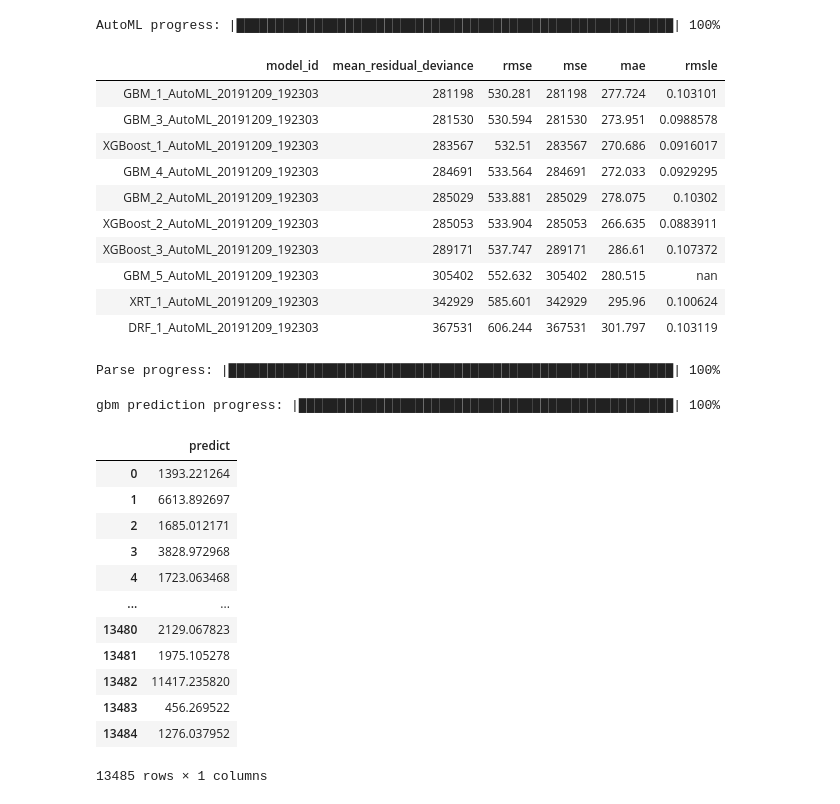
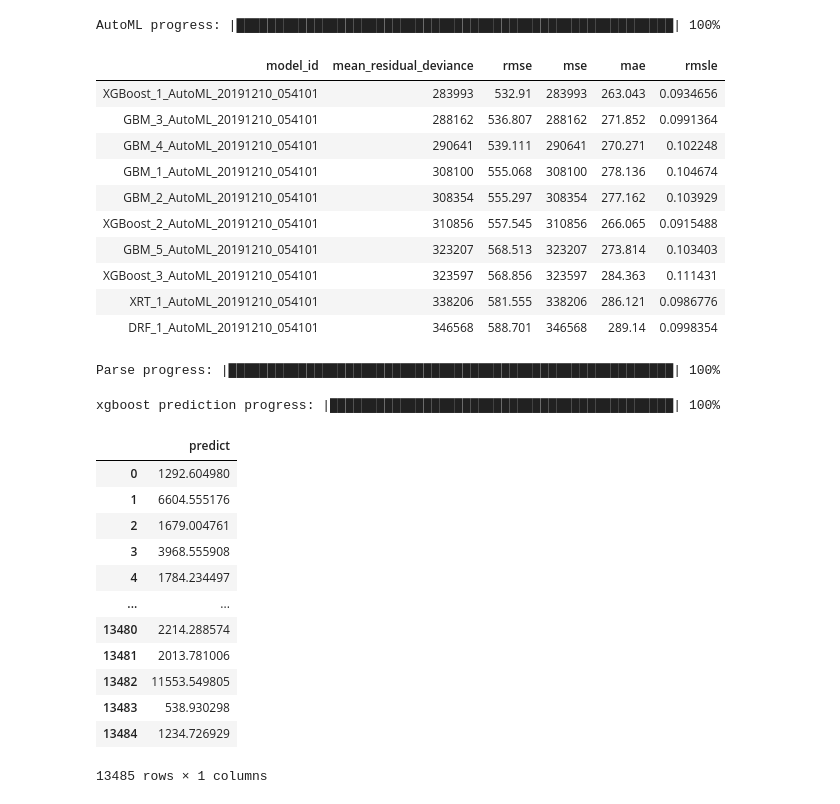
Before and after one commit to David-Fde/kaggle-competition-project, a Jupyter notebook: h2o.ipynb, the cells around one changed output. Saved outputs shown, nothing was run; the diff lists cells and outputs as text; code cells hidden in the pictures.

```diff
--- a/h2o.ipynb
+++ b/h2o.ipynb
@@ -228,24 +236,24 @@ lb_ti
 # %%
 from h2o.automl import H2OAutoML
-aml_ti = H2OAutoML(max_runtime_secs = 30)
-aml_ti.train(x = x_columns, y = y_columns, training_frame = train, validation_frame=test)
+aml_ti2 = H2OAutoML(max_runtime_secs = 30)
+aml_ti2.train(x = x_columns, y = y_columns, training_frame = train, validation_frame=test)
 # %% [output]
 AutoML progress: |████████████████████████████████████████████████████████| 100%
 # %%
-lb_ti = aml_ti.leaderboard
-lb_ti
+lb_ti2 = aml_ti.leaderboard
+lb_ti2
 # %% [output]
 | model_id | mean_residual_deviance | rmse | mse | mae | rmsle |
-| GBM_1_AutoML_20191209_192303 | 281198 | 530.281 | 281198 | 277.724 | 0.103101 |
-| GBM_3_AutoML_20191209_192303 | 281530 | 530.594 | 281530 | 273.951 | 0.0988578 |
-| XGBoost_1_AutoML_20191209_192303 | 283567 | 532.51 | 283567 | 270.686 | 0.0916017 |
-| GBM_4_AutoML_20191209_192303 | 284691 | 533.564 | 284691 | 272.033 | 0.0929295 |
-| GBM_2_AutoML_20191209_192303 | 285029 | 533.881 | 285029 | 278.075 | 0.10302 |
-| XGBoost_2_AutoML_20191209_192303 | 285053 | 533.904 | 285053 | 266.635 | 0.0883911 |
-| XGBoost_3_AutoML_20191209_192303 | 289171 | 537.747 | 289171 | 286.61 | 0.107372 |
-| GBM_5_AutoML_20191209_192303 | 305402 | 552.632 | 305402 | 280.515 | nan |
-| XRT_1_AutoML_20191209_192303 | 342929 | 585.601 | 342929 | 295.96 | 0.100624 |
-| DRF_1_AutoML_20191209_192303 | 367531 | 606.244 | 367531 | 301.797 | 0.103119 |
+| XGBoost_1_AutoML_20191210_054101 | 283993 | 532.91 | 283993 | 263.043 | 0.0934656 |
+| GBM_3_AutoML_20191210_054101 | 288162 | 536.807 | 288162 | 271.852 | 0.0991364 |
+| GBM_4_AutoML_20191210_054101 | 290641 | 539.111 | 290641 | 270.271 | 0.102248 |
+| GBM_1_AutoML_20191210_054101 | 308100 | 555.068 | 308100 | 278.136 | 0.104674 |
+| GBM_2_AutoML_20191210_054101 | 308354 | 555.297 | 308354 | 277.162 | 0.103929 |
+| XGBoost_2_AutoML_20191210_054101 | 310856 | 557.545 | 310856 | 266.065 | 0.0915488 |
+| GBM_5_AutoML_20191210_054101 | 323207 | 568.513 | 323207 | 273.814 | 0.103403 |
+| XGBoost_3_AutoML_20191210_054101 | 323597 | 568.856 | 323597 | 284.363 | 0.111431 |
+| XRT_1_AutoML_20191210_054101 | 338206 | 581.555 | 338206 | 286.121 | 0.0986776 |
+| DRF_1_AutoML_20191210_054101 | 346568 | 588.701 | 346568 | 289.14 | 0.0998354 |
 # %%
 df2 = pd.read_csv('Input/test.csv')
 df2 = h2o.H2OFrame(df2)
@@ -258,24 +266,24 @@ x = x.asnumeric()
 # %%
 preds = aml_ti.leader.predict(x)
 # %% [output]
-gbm prediction progress: |████████████████████████████████████████████████| 100%
+xgboost prediction progress: |████████████████████████████████████████████| 100%
 # %%
 preds2 = preds.as_data_frame(use_pandas=True)
 # %%
 preds2
 # %% [output]
 |  | predict |
-| 0 | 1393.221264 |
-| 1 | 6613.892697 |
-| 2 | 1685.012171 |
-| 3 | 3828.972968 |
-| 4 | 1723.063468 |
+| 0 | 1292.604980 |
+| 1 | 6604.555176 |
+| 2 | 1679.004761 |
+| 3 | 3968.555908 |
+| 4 | 1784.234497 |
 | ... | ... |
-| 13480 | 2129.067823 |
-| 13481 | 1975.105278 |
-| 13482 | 11417.235820 |
-| 13483 | 456.269522 |
-| 13484 | 1276.037952 |
+| 13480 | 2214.288574 |
+| 13481 | 2013.781006 |
+| 13482 | 11553.549805 |
+| 13483 | 538.930298 |
+| 13484 | 1234.726929 |
 13485 rows × 1 columns
 # %%
 test = df2.as_data_frame(use_pandas=True)
```
Also changed, not shown: parts of 4 cells of this notebook, 9 other files.
